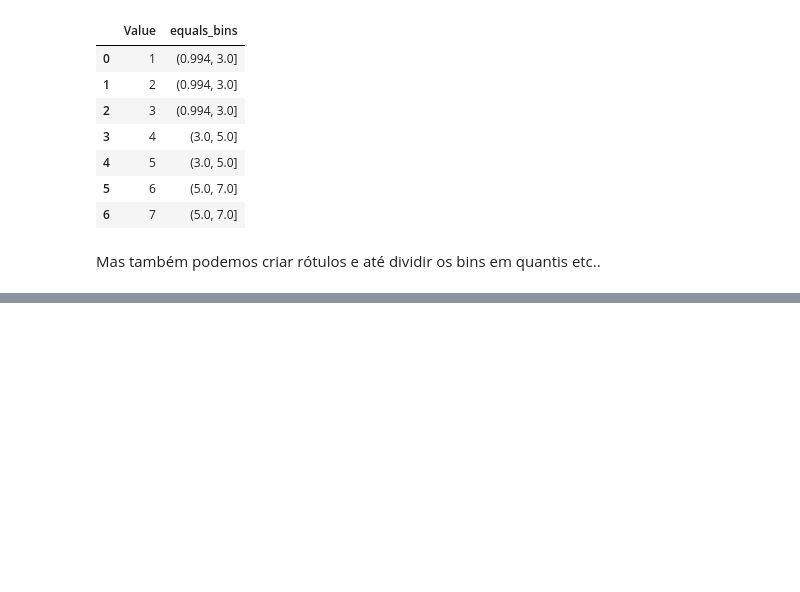
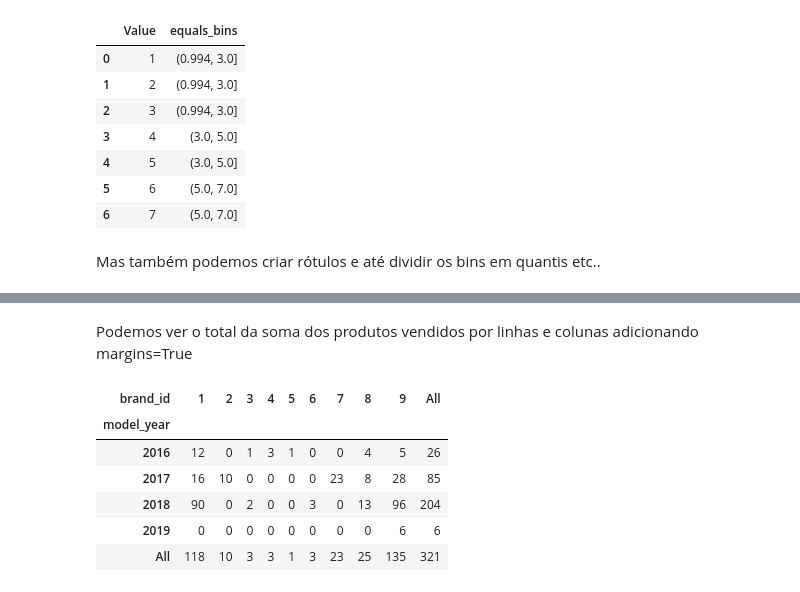
Before and after one commit to alencargthiago/Python_exercises, a Jupyter notebook: pandas_part2.ipynb, the cells around one changed output, grey strips where cells are left out. Saved outputs shown, nothing was run; the diff lists cells and outputs as text; code cells hidden in the pictures; blank space fills up the shorter version.

```diff
--- a/pandas_part2.ipynb
+++ b/pandas_part2.ipynb
@@ -370,0 +577,3 @@ Mas também podemos criar rótulos e até dividir os bins em quantis etc..
+# %%
+prod_df= pd.read_csv('products.csv')
+prod_df.head()
@@ -370,0 +598,12 @@ Mas também podemos criar rótulos e até dividir os bins em quantis etc..
+# %% [markdown]
+Podemos ver o total da soma dos produtos vendidos por linhas e colunas adicionando margins=True
+# %%
+pd.crosstab(prod_df['model_year'], prod_df['brand_id'], margins= True)
+# %% [output]
+| brand_id | 1 | 2 | 3 | 4 | 5 | 6 | 7 | 8 | 9 | All |
+| model_year |  |  |  |  |  |  |  |  |  |  |
+| 2016 | 12 | 0 | 1 | 3 | 1 | 0 | 0 | 4 | 5 | 26 |
+| 2017 | 16 | 10 | 0 | 0 | 0 | 0 | 23 | 8 | 28 | 85 |
+| 2018 | 90 | 0 | 2 | 0 | 0 | 3 | 0 | 13 | 96 | 204 |
+| 2019 | 0 | 0 | 0 | 0 | 0 | 0 | 0 | 0 | 6 | 6 |
+| All | 118 | 10 | 3 | 3 | 1 | 3 | 23 | 25 | 135 | 321 |
```
Also changed, not shown: parts of 33 cells of this notebook, 10 other files.
